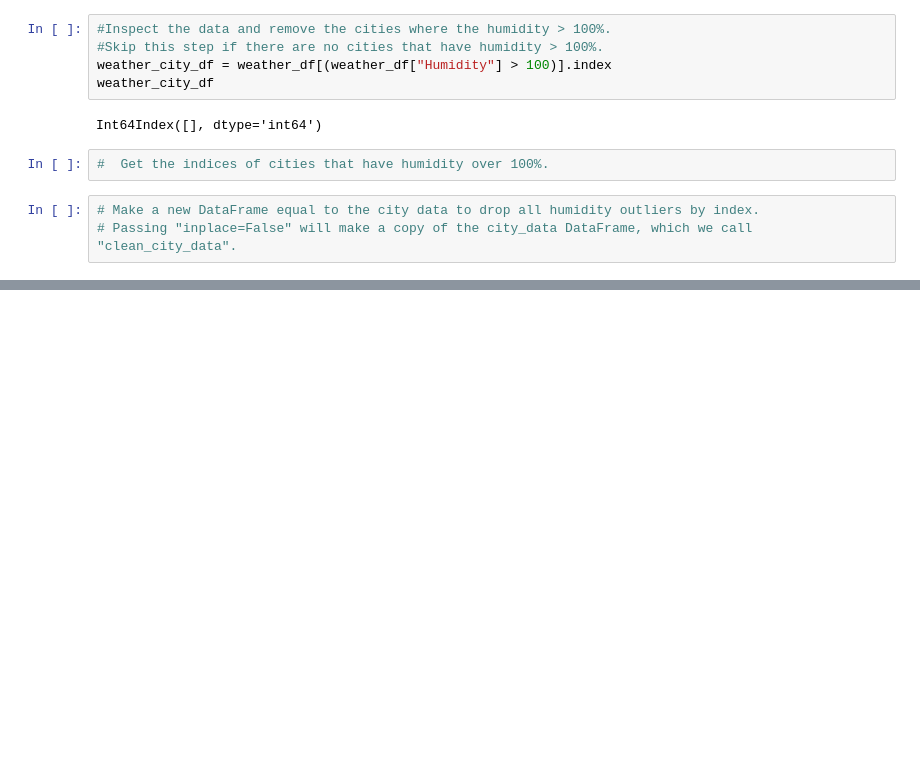
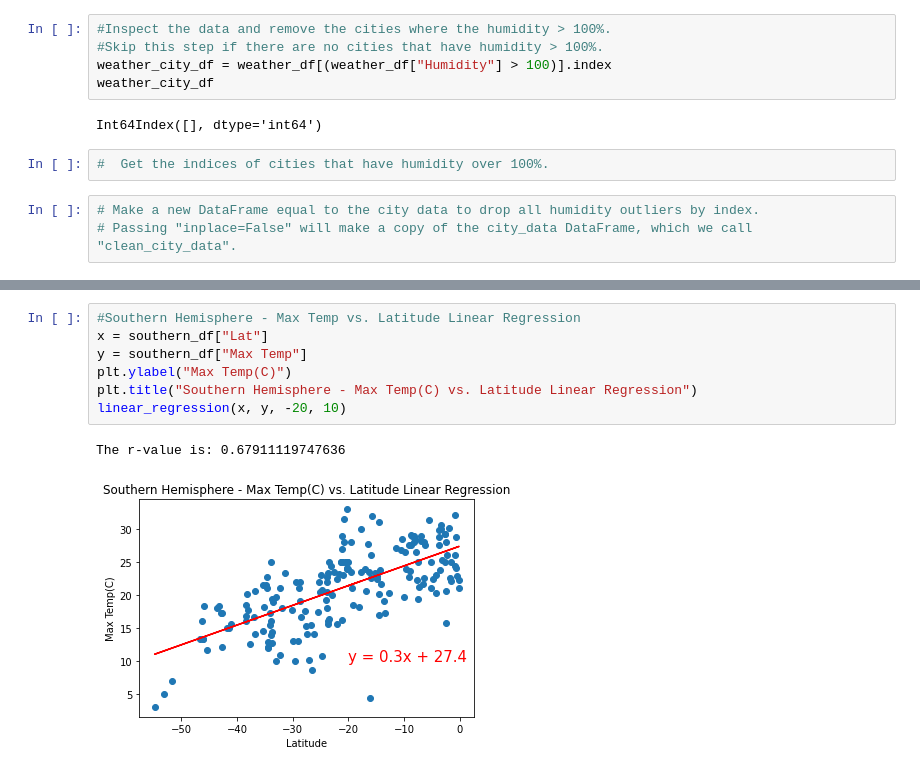
Before and after one commit to leomgarduno/python-api-challenge, a Jupyter notebook: WeatherPy/WeatherPy.ipynb, the cells around one changed output, grey strips where cells are left out. Saved outputs shown, nothing was run; the diff lists cells and outputs as text; blank space fills up the shorter version.

```diff
--- a/WeatherPy/WeatherPy.ipynb
+++ b/WeatherPy/WeatherPy.ipynb
@@ -263,0 +271,10 @@ Def linear_regression(x_values, y_values, title, text_coordinates):
+# %%
+#Southern Hemisphere - Max Temp vs. Latitude Linear Regression
+x = southern_df["Lat"]
+y = southern_df["Max Temp"]
+plt.ylabel("Max Temp(C)")
+plt.title("Southern Hemisphere - Max Temp(C) vs. Latitude Linear Regression")
+linear_regression(x, y, -20, 10)
+# %% [output]
+The r-value is: 0.67911119747636
+[figure, added]
```
Also changed, not shown: parts of 20 cells of this notebook, 5 other files.
